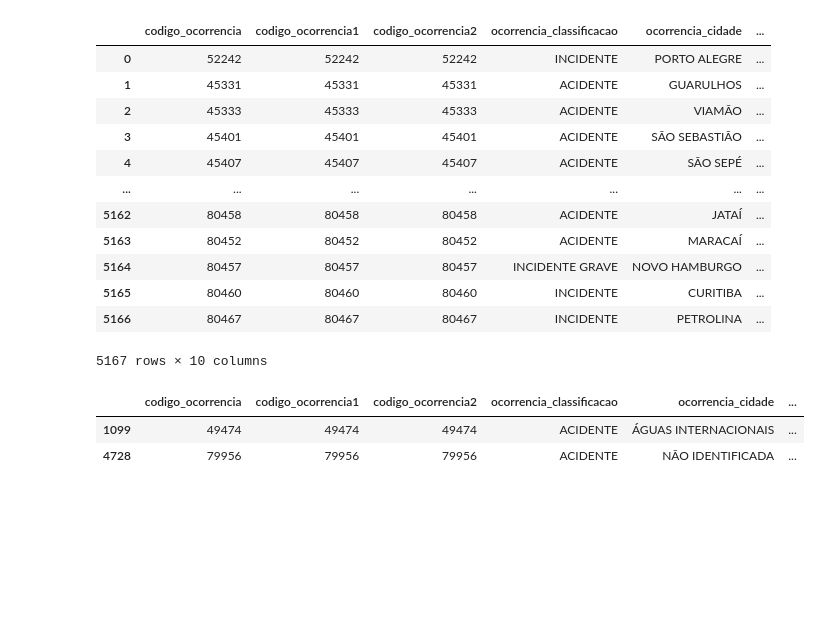
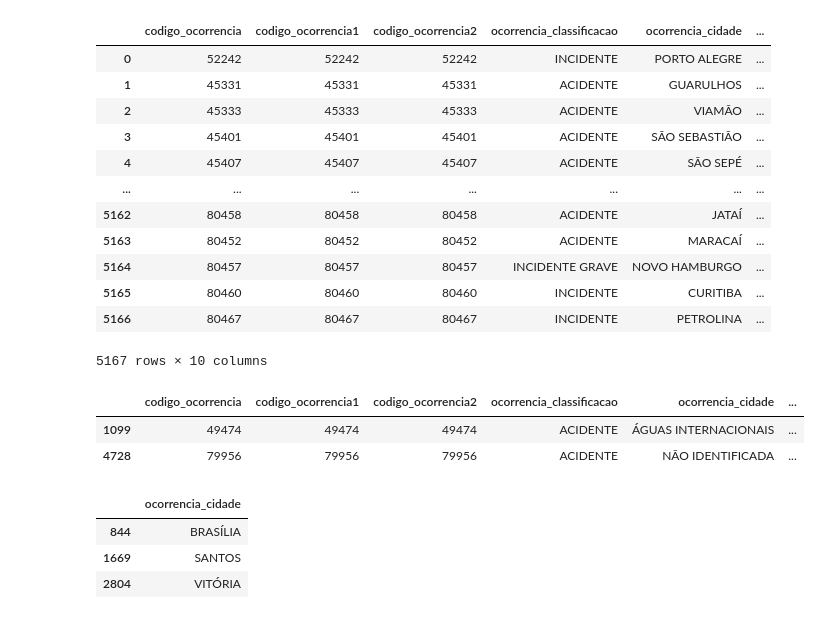
Before and after one commit to renannevesr/ETL, a Jupyter notebook: Transformacao.ipynb, the cells around one changed output. Cells and saved outputs as stored; diff of their text form; code cells hidden in the pictures; blank space fills up the shorter version.

```diff
--- a/Transformacao.ipynb
+++ b/Transformacao.ipynb
@@ -67,3 +70,12 @@ df.loc[df.ocorrencia_uf.isnull()]
 |  | codigo_ocorrencia | codigo_ocorrencia1 | codigo_ocorrencia2 | ocorrencia_classificacao | ocorrencia_cidade | ... |
 | 1099 | 49474 | 49474 | 49474 | ACIDENTE | ÁGUAS INTERNACIONAIS | ... |
 | 4728 | 79956 | 79956 | 79956 | ACIDENTE | NÃO IDENTIFICADA | ... |
+# %%
+#ocorrências com mais de 10 recomendações
+filtro = df.total_recomendacoes>10
+df.loc[filtro,['ocorrencia_cidade']]
+# %% [output]
+|  | ocorrencia_cidade |
+| 844 | BRASÍLIA |
+| 1669 | SANTOS |
+| 2804 | VITÓRIA |
```
Also changed, not shown: parts of 5 cells of this notebook.
